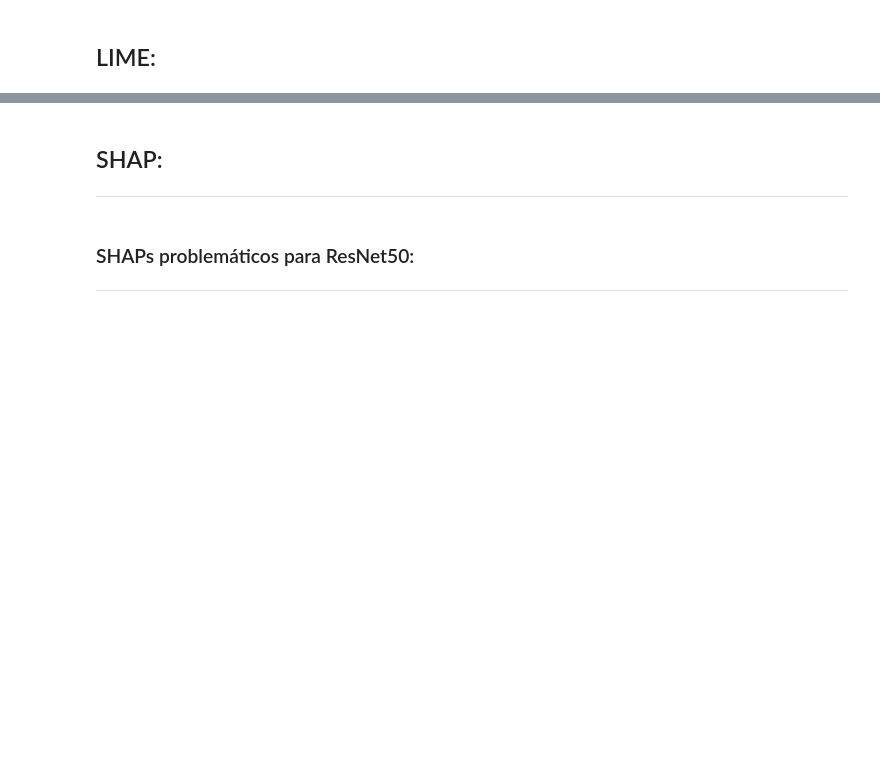
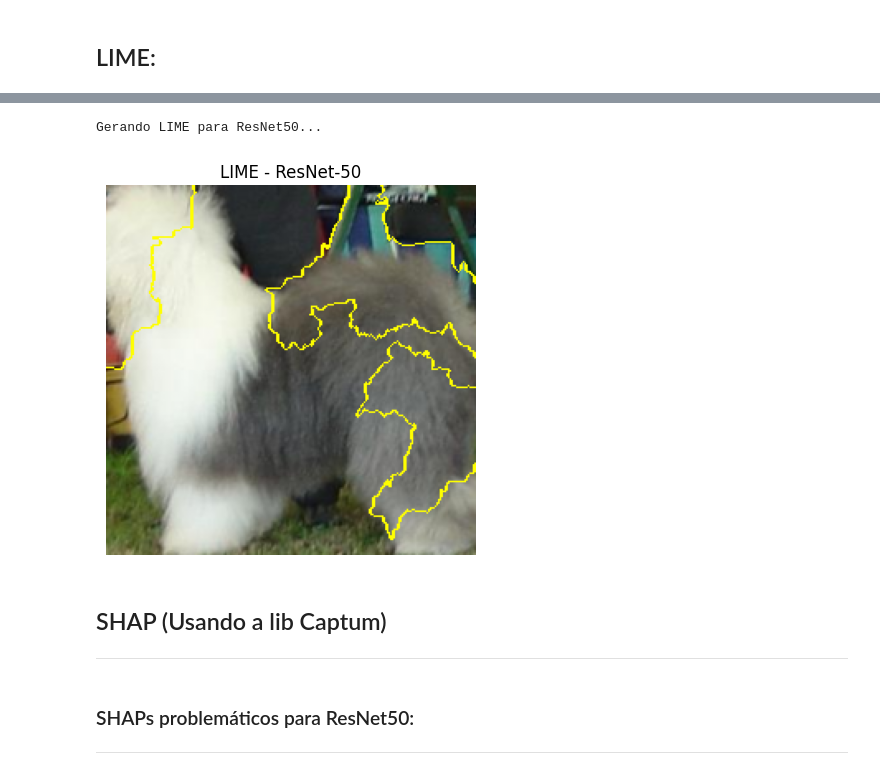
Before and after one commit to edmar-bevilaqua/xai_project_cmp627, a Jupyter notebook: src/xAI_project_CMP627_Deep_Learning.ipynb, the cells around one changed output, grey strips where cells are left out. Saved outputs shown, nothing was run; the diff lists cells and outputs as text; code cells hidden in the pictures; blank space fills up the shorter version.

```diff
--- a/src/xAI_project_CMP627_Deep_Learning.ipynb
+++ b/src/xAI_project_CMP627_Deep_Learning.ipynb
@@ -323,36 +341,39 @@ def apply_lime(model, input_tensor, original_img):
         batch = torch.stack([norm_transform(img) for img in batch])
         logits = model(batch)
         probs = torch.nn.functional.softmax(logits, dim=1)
         return probs.detach().cpu().numpy()
 
     explanation = explainer.explain_instance(
         np.array(img_cropped),
         batch_predict,
         top_labels=1,
         hide_color=0,
         num_samples=1000
     )
 
     temp, mask = explanation.get_image_and_mask(
         explanation.top_labels[0],
         positive_only=True,
         num_features=5,
         hide_rest=False
     )
 
     lime_visualization = mark_boundaries(temp, mask)
     return lime_visualization
 
 # Exemplo de uso para um modelo
 print("\nGerando LIME para ResNet50...")
 lime_result = apply_lime(models_dict["ResNet50"], input_tensor, original_img)
 
 plt.imshow(lime_result)
-plt.title("LIME - ResNet50")
+plt.title("LIME - ResNet-50")
 plt.axis('off')
 plt.show()
+# %% [output]
+Gerando LIME para ResNet50...
+[figure, added]
 # %% [markdown]
-## SHAP:
+## SHAP (Usando a lib Captum)
 ---
 # %%
 import torch
```
Also changed, not shown: parts of 6 cells of this notebook.
